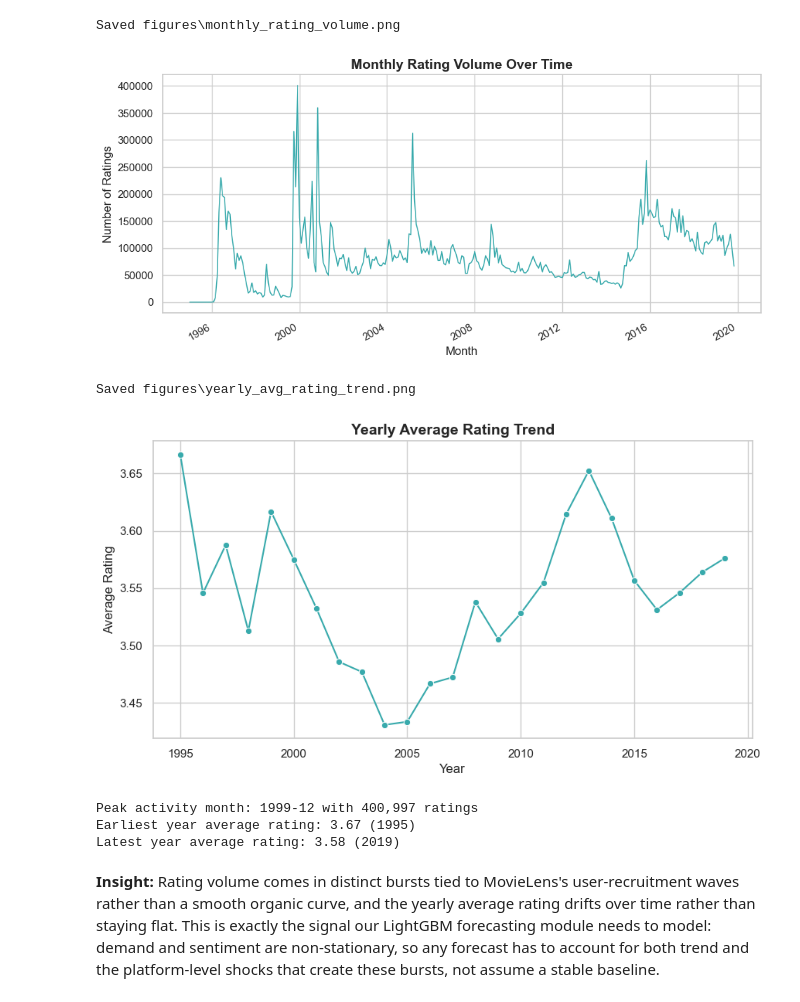
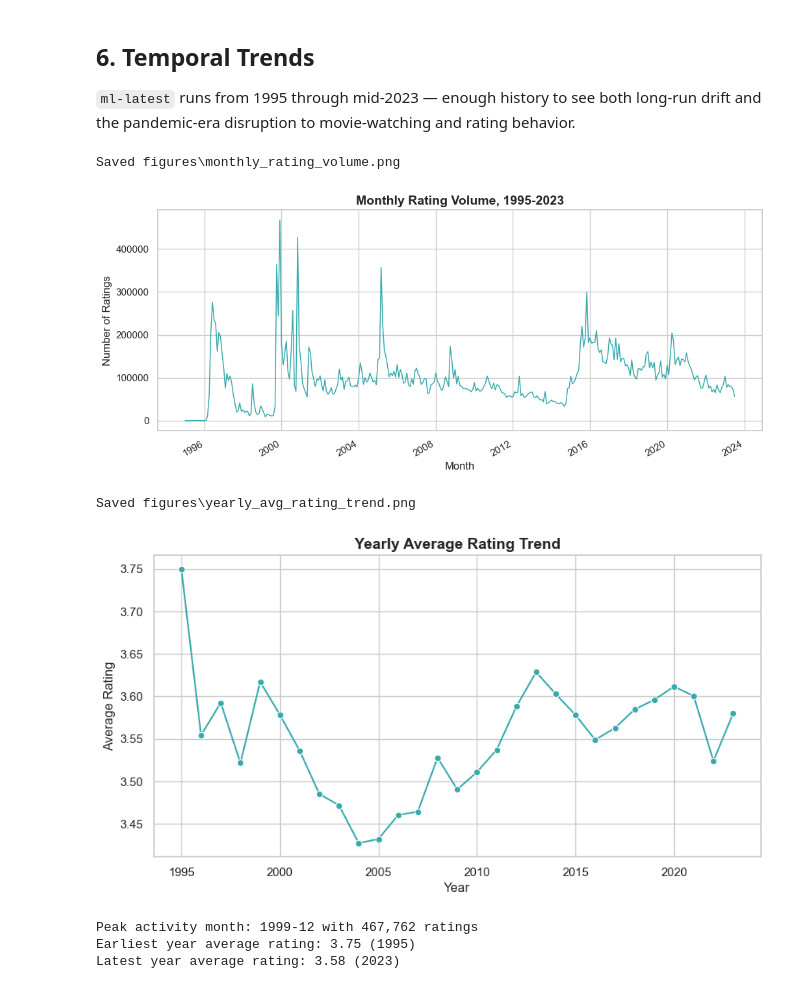
Before and after one commit to Asmita1109/CineIQ, a Jupyter notebook: notebooks/eda.ipynb, the cells around one changed output. Saved outputs shown, nothing was run; the diff lists cells and outputs as text; code cells hidden in the pictures.

Commit message:
Updated EDA notebook, and visualization charts

```diff
--- a/notebooks/eda.ipynb
+++ b/notebooks/eda.ipynb
@@ -8,5 +11,6 @@ an explicit insight tying what we found back to one or more of these components.
 # %%
 %matplotlib inline
+import re
 import pandas as pd
 import numpy as np
 import matplotlib.pyplot as plt
@@ -21,7 +25,7 @@ plt.rcParams["axes.titlesize"] = 14
 plt.rcParams["axes.titleweight"] = "bold"
 plt.rcParams["axes.labelsize"] = 12
 
-DATA_DIR = Path("../data/raw/ml-25m")
+PROCESSED_DIR = Path("../data/processed")
 FIGURES_DIR = Path("figures")
 FIGURES_DIR.mkdir(parents=True, exist_ok=True)
 
@@ -59,0 +39,24 @@ build downstream.
+# %%
+ratings = pd.read_csv(
+    PROCESSED_DIR / "ratings_clean.csv",
+    dtype={"userId": "int32", "movieId": "int32", "rating": "float32",
+           "timestamp": "int64", "year": "int16", "month": "int8"},
+)
+movies = pd.read_csv(PROCESSED_DIR / "movies_clean.csv")
+tags = pd.read_csv(
+    PROCESSED_DIR / "tags_clean.csv",
+    dtype={"userId": "int32", "movieId": "int32", "timestamp": "int64", "year": "int16", "month": "int8"},
+)
+links = pd.read_csv(PROCESSED_DIR / "links_clean.csv")
+genome_scores = pd.read_csv(
+    PROCESSED_DIR / "genome_scores_clean.csv",
+    dtype={"movieId": "int32", "tagId": "int16", "relevance": "float32"},
+)
+genome_tags = pd.read_csv(PROCESSED_DIR / "genome_tags_clean.csv", dtype={"tagId": "int16"})
+
+ratings["date"] = pd.to_datetime(ratings["timestamp"], unit="s")
+tags["date"] = pd.to_datetime(tags["timestamp"], unit="s")
+
+for name, df in [("ratings", ratings), ("movies", movies), ("tags", tags),
+                  ("links", links), ("genome_scores", genome_scores), ("genome_tags", genome_tags)]:
+    print(f"{name}: {df.shape}")
@@ -331,18 +351,23 @@ rating by year to see whether user sentiment has drifted over time.
+# %% [markdown]
+## 6. Temporal Trends
+
+`ml-latest` runs from 1995 through mid-2023 — enough history to see both long-run drift and the
+pandemic-era disruption to movie-watching and rating behavior.
 # %%
-monthly_volume = ratings.groupby("month").size()
+monthly_volume = ratings.groupby(ratings["date"].dt.to_period("M")).size()
 monthly_volume.index = monthly_volume.index.to_timestamp()
 
-fig, ax = plt.subplots(figsize=(11, 5))
+fig, ax = plt.subplots(figsize=(12, 5))
 ax.plot(monthly_volume.index, monthly_volume.values, color=sns.color_palette(PALETTE, 5)[3], linewidth=1.1)
-ax.set_title("Monthly Rating Volume Over Time")
+ax.set_title("Monthly Rating Volume, 1995-2023")
 ax.set_xlabel("Month")
 ax.set_ylabel("Number of Ratings")
 fig.autofmt_xdate()
 save_fig(fig, "monthly_rating_volume.png")
 plt.show()
 # %% [output]
 Saved figures\monthly_rating_volume.png
-[figure, old version]
+[figure, new version]
 # %%
 yearly_avg = ratings.groupby("year")["rating"].mean()
 
@@ -360,13 +385,7 @@ print(f"Earliest year average rating: {yearly_avg.iloc[0]:.2f} ({yearly_avg.inde
 print(f"Latest year average rating: {yearly_avg.iloc[-1]:.2f} ({yearly_avg.index[-1]})")
 # %% [output]
 Saved figures\yearly_avg_rating_trend.png
-[figure, old version]
+[figure, new version]
-Peak activity month: 1999-12 with 400,997 ratings
-Earliest year average rating: 3.67 (1995)
-Latest year average rating: 3.58 (2019)
+Peak activity month: 1999-12 with 467,762 ratings
+Earliest year average rating: 3.75 (1995)
+Latest year average rating: 3.58 (2023)
-# %% [markdown]
-**Insight:** Rating volume comes in distinct bursts tied to MovieLens's user-recruitment waves rather
-than a smooth organic curve, and the yearly average rating drifts over time rather than staying flat.
-This is exactly the signal our LightGBM forecasting module needs to model: demand and sentiment are
-non-stationary, so any forecast has to account for both trend and the platform-level shocks that create
-these bursts, not assume a stable baseline.
```
Also changed, not shown: parts of 56 cells of this notebook, 21 other files.
